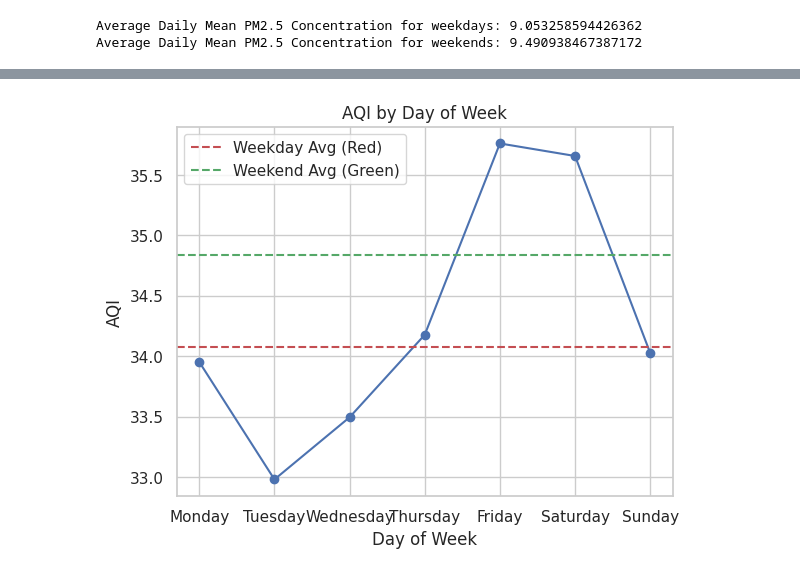
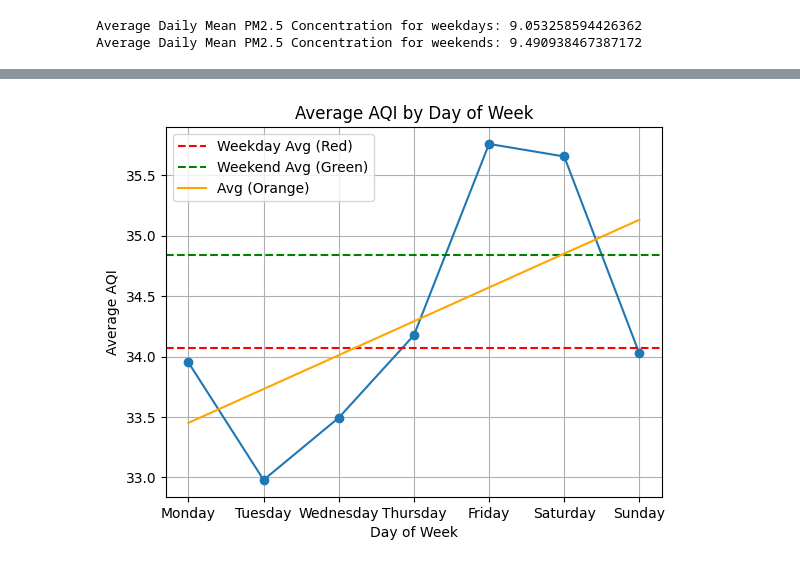
Before and after one commit to cheung0/Air-Quality-Prediction, a Jupyter notebook: Air_Quality_Data_Science.ipynb, the cells around one changed output, grey strips where cells are left out. Cells and saved outputs as stored; diff of their text form; code cells hidden in the pictures.

```diff
--- a/Air_Quality_Data_Science.ipynb
+++ b/Air_Quality_Data_Science.ipynb
@@ -28,6 +8,6 @@ with open('/output.csv', 'w', newline='') as f:
 # %%
 from google.colab import files
-df = pd.read_csv('/output.csv')
+df = pd.read_csv('/California Air Quality.csv')
 # get statistics of csv file
 df.describe()
 # %% [output]
@@ -113,33 +138,41 @@ Average Daily Mean PM2.5 Concentration for weekends: 9.490938467387172
 # %%
 import matplotlib.pyplot as plt
 import pandas as pd
+import numpy as np
 
 # Group the data by 'DayOfWeek' and calculate the average AQI for each day
 avg_aqi_by_day = df.groupby('DAY_OF_WEEK')['DAILY_AQI_VALUE'].mean()
 
 # Define the order of the days of the week for proper sorting on the x-axis
 weekday_order = ['Monday', 'Tuesday', 'Wednesday', 'Thursday', 'Friday', 'Saturday', 'Sunday']
 
 # Create a line plot
 plt.plot(avg_aqi_by_day.reindex(weekday_order), marker='o')
 
 # Calculate the average AQI for weekdays and weekends
 avg_weekday_aqi = avg_aqi_by_day[weekday_order[:5]].mean()
 avg_weekend_aqi = avg_aqi_by_day[weekday_order[5:]].mean()
 
 # Add horizontal lines for average weekday and weekend AQI
 plt.axhline(avg_weekday_aqi, color='r', linestyle='--', label='Weekday Avg (Red)')
 plt.axhline(avg_weekend_aqi, color='g', linestyle='--', label='Weekend Avg (Green)')
 
+# Fit a line to the data points
+x = np.arange(len(weekday_order))
+y = avg_aqi_by_day.reindex(weekday_order)
+coefficients = np.polyfit(x, y, 1)
+line = np.poly1d(coefficients)
+plt.plot(x, line(x), color='orange', label='Avg (Orange)')
+
 # Customize the plot
-plt.title('AQI by Day of Week')
+plt.title('Average AQI by Day of Week')
 plt.xlabel('Day of Week')
-plt.ylabel('AQI')
+plt.ylabel('Average AQI')
 plt.xticks(range(7), weekday_order)
 plt.grid(True)
 plt.legend()
 
 # Show the plot
 plt.show()
 # %% [output]
-[figure, old version]
+[figure, new version]
```
Also changed, not shown: parts of 25 cells of this notebook.
